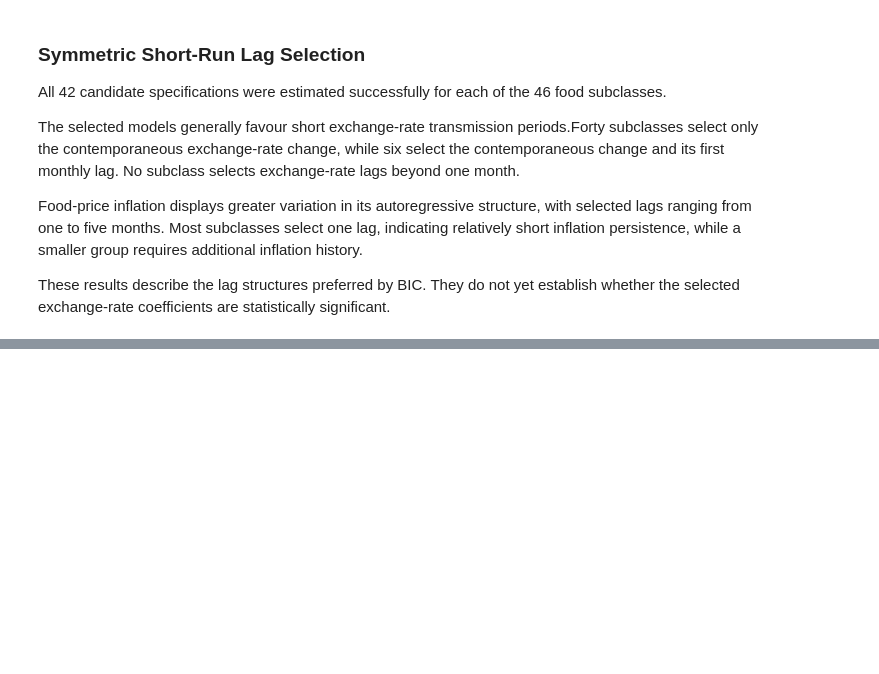
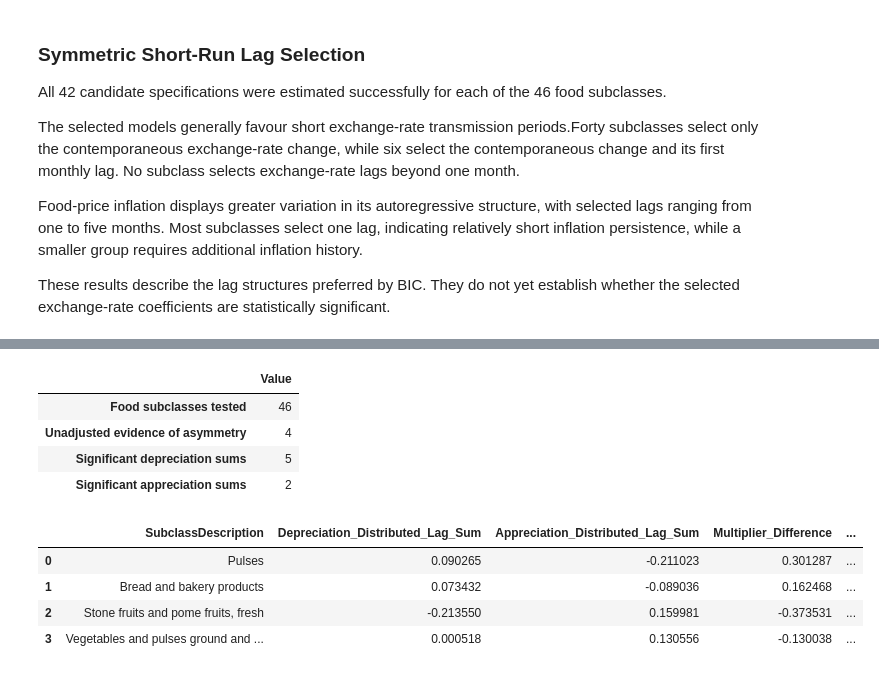
Before and after one commit to MasindiManaga/ERPT_ML_Research, a Jupyter notebook: notebooks/06_Econometric_Modelling.ipynb, the cells around one changed output, grey strips where cells are left out. Saved outputs shown, nothing was run; the diff lists cells and outputs as text; code cells hidden in the pictures; blank space fills up the shorter version.

```diff
--- a/notebooks/06_Econometric_Modelling.ipynb
+++ b/notebooks/06_Econometric_Modelling.ipynb
@@ -2894,0 +3265,52 @@ These results describe the lag structures preferred by BIC. They do not yet esta
+# %%
+# summarise the unadjusted short-run tests
+raw_short_run_summary = pd.Series(
+    {
+        "Food subclasses tested": len(short_run_asymmetry_results),
+        "Unadjusted evidence of asymmetry": int(
+            short_run_asymmetry_results[
+                "Raw_Short_Run_Asymmetry"
+            ].sum()
+        ),
+        "Significant depreciation sums": int(
+            short_run_asymmetry_results[
+                "Depreciation_Sum_P_Value"
+            ].lt(0.05).sum()
+        ),
+        "Significant appreciation sums": int(
+            short_run_asymmetry_results[
+                "Appreciation_Sum_P_Value"
+            ].lt(0.05).sum()
+        ),
+    },
+    name="Value",
+).to_frame()
+
+display(raw_short_run_summary)
+
+display(
+    short_run_asymmetry_results.loc[
+        short_run_asymmetry_results[
+            "Raw_Short_Run_Asymmetry"
+        ],
+        [
+            "SubclassDescription",
+            "Depreciation_Distributed_Lag_Sum",
+            "Appreciation_Distributed_Lag_Sum",
+            "Multiplier_Difference",
+            "Asymmetry_F_Statistic",
+            "Asymmetry_P_Value",
+        ],
+    ]
+)
+# %% [output]
+|  | Value |
+| Food subclasses tested | 46 |
+| Unadjusted evidence of asymmetry | 4 |
+| Significant depreciation sums | 5 |
+| Significant appreciation sums | 2 |
+|  | SubclassDescription | Depreciation_Distributed_Lag_Sum | Appreciation_Distributed_Lag_Sum | Multiplier_Difference | ... |
+| 0 | Pulses | 0.090265 | -0.211023 | 0.301287 | ... |
+| 1 | Bread and bakery products | 0.073432 | -0.089036 | 0.162468 | ... |
+| 2 | Stone fruits and pome fruits, fresh | -0.213550 | 0.159981 | -0.373531 | ... |
+| 3 | Vegetables and pulses ground and ... | 0.000518 | 0.130556 | -0.130038 | ... |
```
Also changed, not shown: parts of 8 cells of this notebook.
